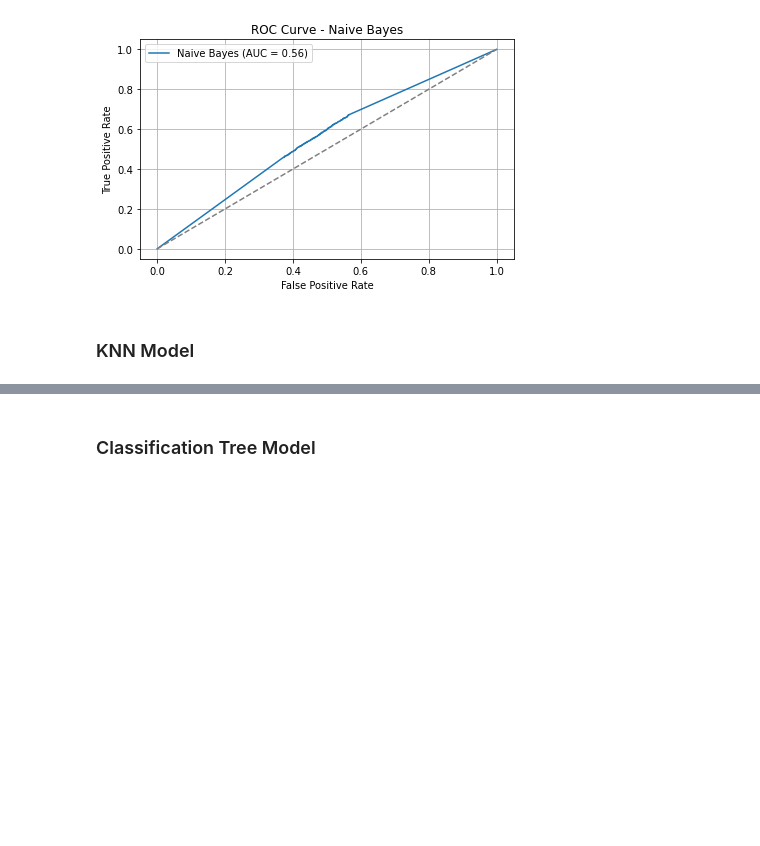
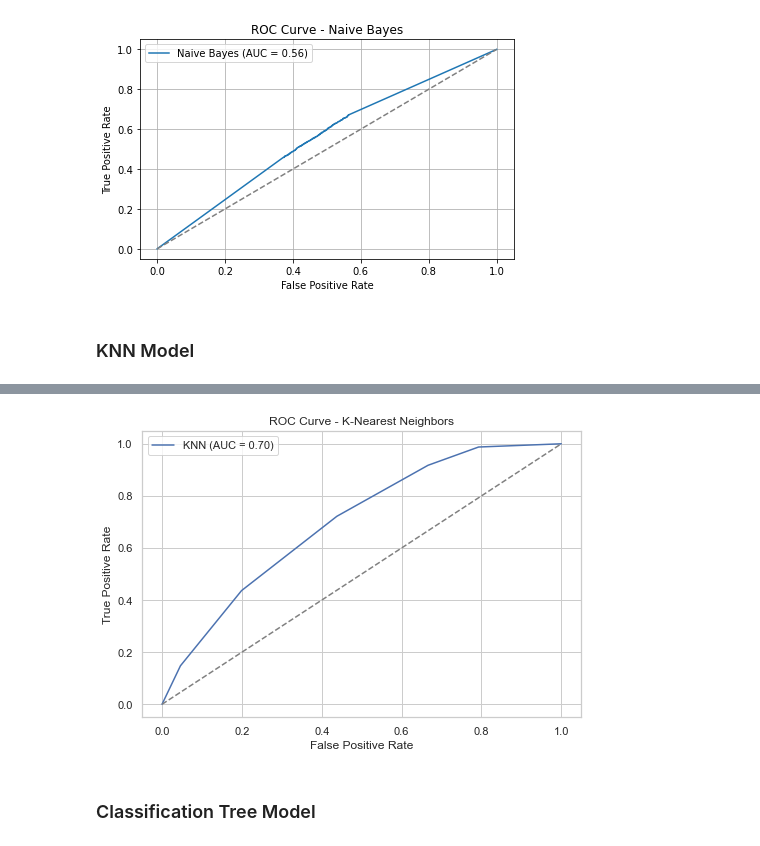
Before and after one commit to noliangeles/Capstone, a Jupyter notebook: Methodologies/methods.ipynb, the cells around one changed output, grey strips where cells are left out. Drawn from its saved outputs; the diff is of its cells as text; code cells hidden in the pictures; blank space fills up the shorter version.

```diff
--- a/Methodologies/methods.ipynb
+++ b/Methodologies/methods.ipynb
@@ -394,3 +390,9 @@ plt.show()
 [figure]
 # %% [markdown]
 ### KNN Model
+# %%
+# fit model
+knn_pipeline.fit(X_train, y_train_enc)
+
+# predict probabilities
+knn_probs = knn_pipeline.predict_proba(X_test)[:, 1]
@@ -396,0 +417,18 @@ plt.show()
+# %%
+# ROC curve and AUC
+fpr_knn, tpr_knn, _ = roc_curve(y_test_enc, knn_probs)
+auc_knn = roc_auc_score(y_test_enc, knn_probs)
+# %%
+sns.set(style="whitegrid")
+plt.figure(figsize=(7, 5))
+plt.plot(fpr_knn, tpr_knn, label=f'KNN (AUC = {auc_knn:.2f})')
+plt.plot([0, 1], [0, 1], linestyle='--', color='gray')
+plt.xlabel('False Positive Rate')
+plt.ylabel('True Positive Rate')
+plt.title('ROC Curve - K-Nearest Neighbors')
+plt.legend()
+plt.grid(True)
+plt.tight_layout()
+plt.show()
+# %% [output]
+[figure, added]
```
Also changed, not shown: parts of 16 cells of this notebook.
